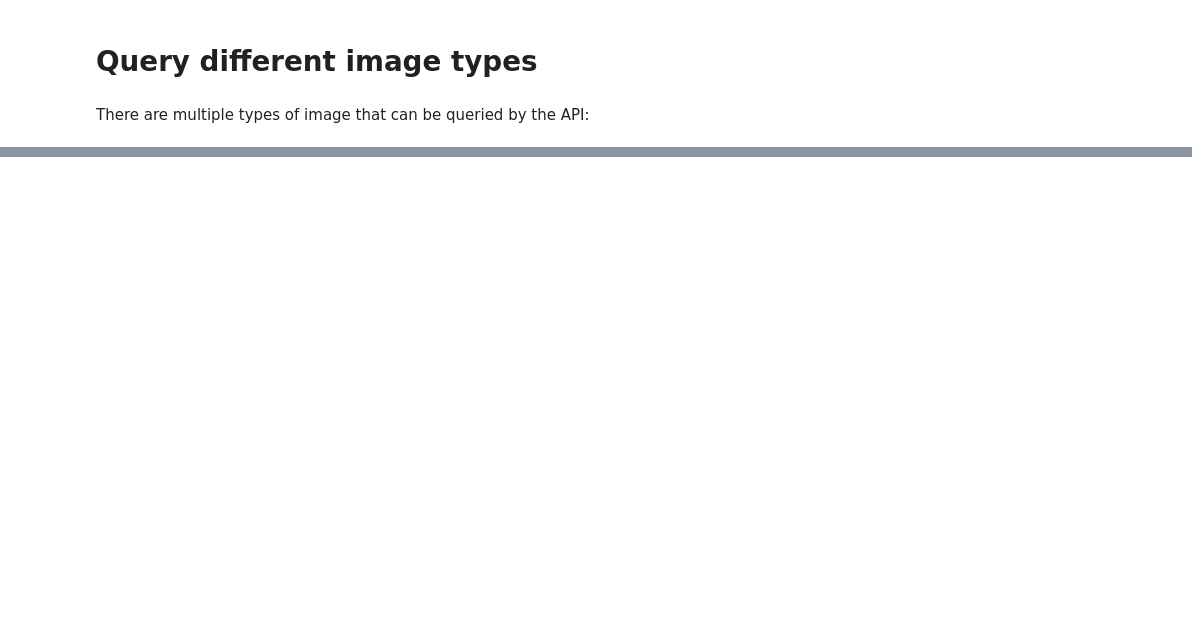
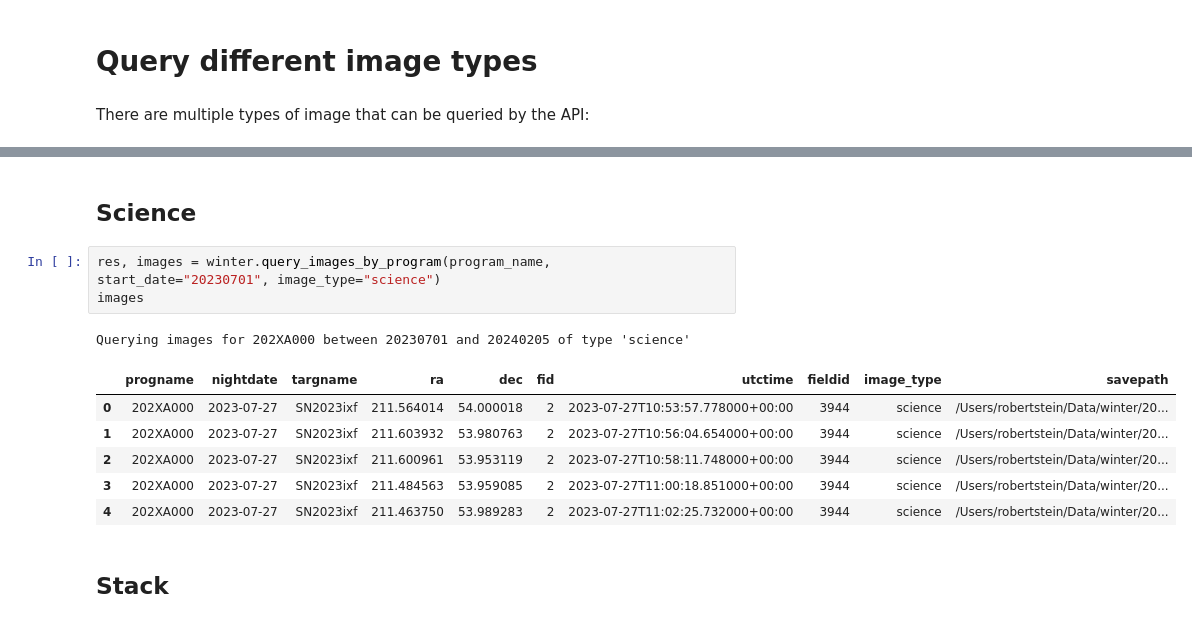
Before and after one commit to winter-telescope/winterapi, a Jupyter notebook: notebooks/Example_4_Finding_Observatory_Data.ipynb, the cells around one changed output, grey strips where cells are left out. Cells and saved outputs as stored; diff of their text form; blank space fills up the shorter version.

Commit message:
Add targname

```diff
--- a/notebooks/Example_4_Finding_Observatory_Data.ipynb
+++ b/notebooks/Example_4_Finding_Observatory_Data.ipynb
@@ -105,3 +128,18 @@ Querying images for 202XA000 between 20230701 and 20240202 of type 'raw'
+# %% [markdown]
+## Science
+# %%
+res, images = winter.query_images_by_program(program_name, start_date="20230701", image_type="science")
+images
+# %% [output]
+Querying images for 202XA000 between 20230701 and 20240205 of type 'science'
+|  | progname | nightdate | targname | ra | dec | fid | utctime | fieldid | image_type | savepath |
+| 0 | 202XA000 | 2023-07-27 | SN2023ixf | 211.564014 | 54.000018 | 2 | 2023-07-27T10:53:57.778000+00:00 | 3944 | science | /Users/robertstein/Data/winter/20... |
+| 1 | 202XA000 | 2023-07-27 | SN2023ixf | 211.603932 | 53.980763 | 2 | 2023-07-27T10:56:04.654000+00:00 | 3944 | science | /Users/robertstein/Data/winter/20... |
+| 2 | 202XA000 | 2023-07-27 | SN2023ixf | 211.600961 | 53.953119 | 2 | 2023-07-27T10:58:11.748000+00:00 | 3944 | science | /Users/robertstein/Data/winter/20... |
+| 3 | 202XA000 | 2023-07-27 | SN2023ixf | 211.484563 | 53.959085 | 2 | 2023-07-27T11:00:18.851000+00:00 | 3944 | science | /Users/robertstein/Data/winter/20... |
+| 4 | 202XA000 | 2023-07-27 | SN2023ixf | 211.463750 | 53.989283 | 2 | 2023-07-27T11:02:25.732000+00:00 | 3944 | science | /Users/robertstein/Data/winter/20... |
+# %% [markdown]
+## Stack
 # %%
 res, images = winter.query_images_by_program(program_name, start_date="20230701", image_type="stack")
 images
```
Also changed, not shown: parts of 18 cells of this notebook, 2 other files.
